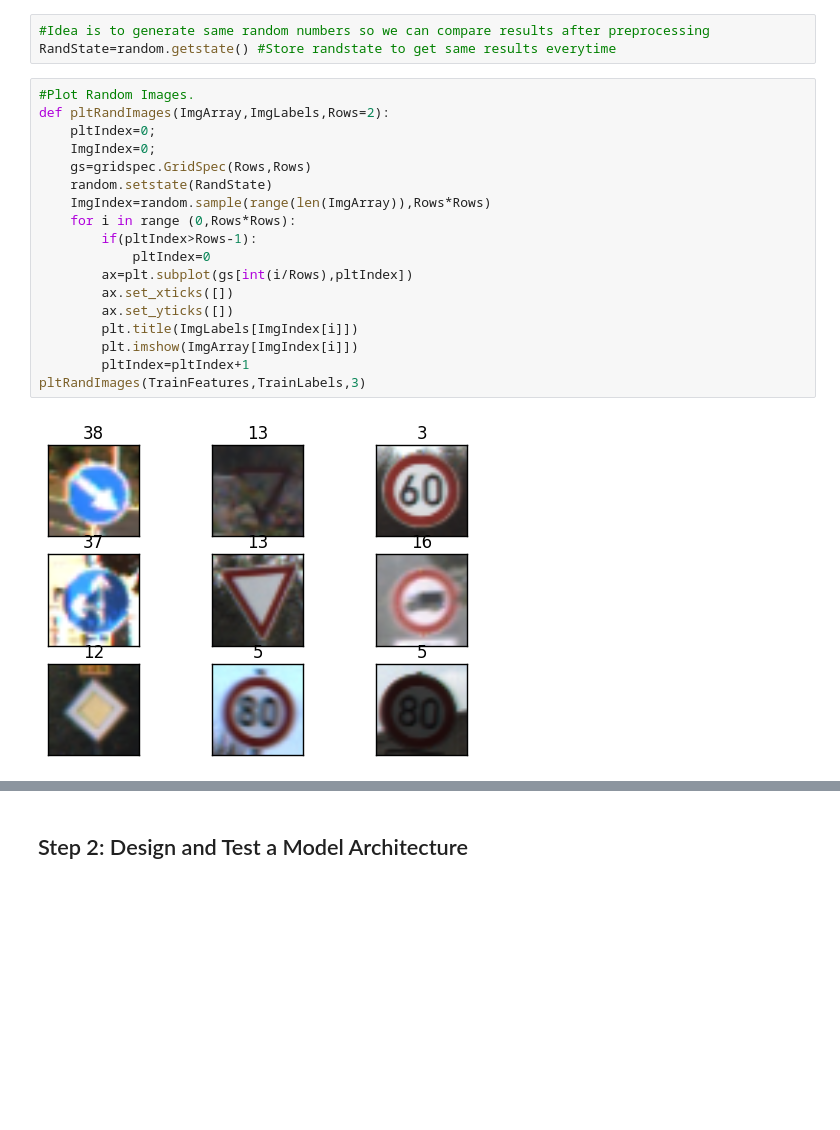
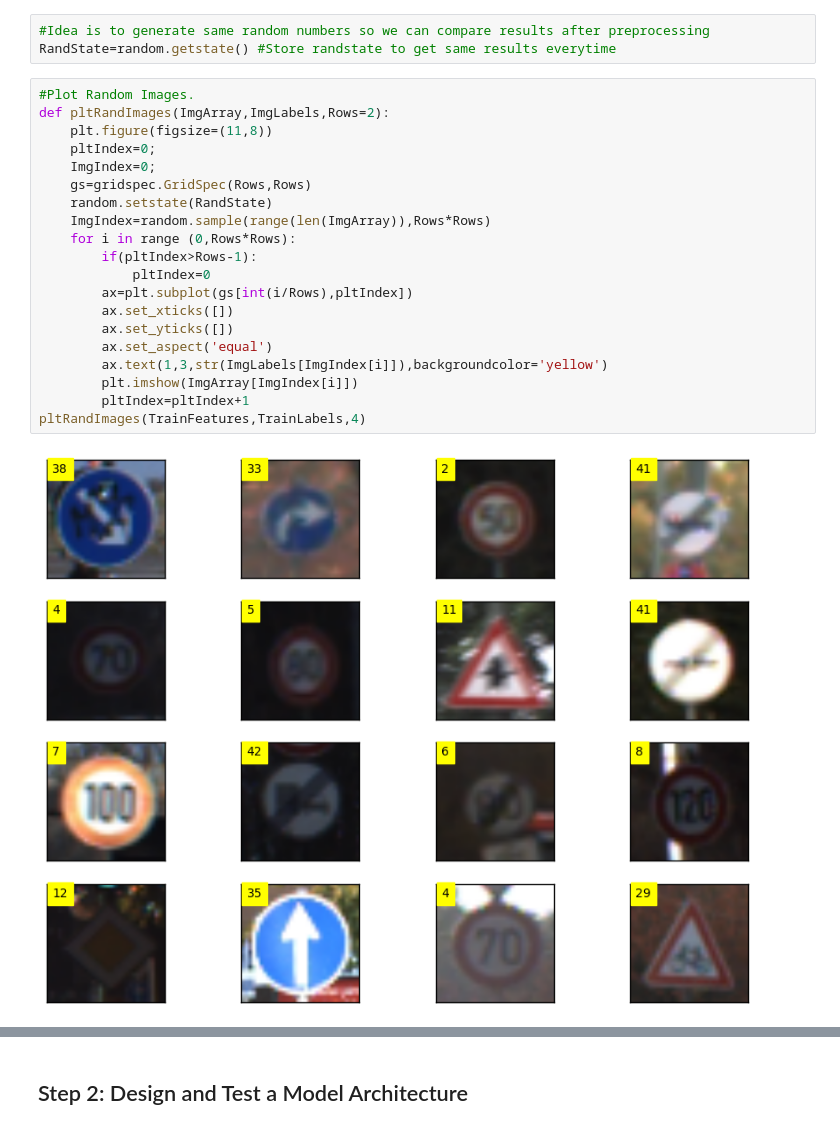
Before and after one commit to chinnikrishna/TrafficSignClassifier, a Jupyter notebook: Traffic_Signs_Recognition.ipynb, the cells around one changed output, grey strips where cells are left out. Saved outputs shown, nothing was run; the diff lists cells and outputs as text; blank space fills up the shorter version.

```diff
--- a/Traffic_Signs_Recognition.ipynb
+++ b/Traffic_Signs_Recognition.ipynb
@@ -121,20 +121,22 @@ RandState=random.getstate() #Store randstate to get same results everytime
 # %%
 #Plot Random Images.
 def pltRandImages(ImgArray,ImgLabels,Rows=2):
+    plt.figure(figsize=(11,8))
     pltIndex=0;
     ImgIndex=0;
     gs=gridspec.GridSpec(Rows,Rows)
     random.setstate(RandState)
     ImgIndex=random.sample(range(len(ImgArray)),Rows*Rows)
     for i in range (0,Rows*Rows):
         if(pltIndex>Rows-1):
             pltIndex=0
         ax=plt.subplot(gs[int(i/Rows),pltIndex])
         ax.set_xticks([])
         ax.set_yticks([])
-        plt.title(ImgLabels[ImgIndex[i]])
+        ax.set_aspect('equal')
+        ax.text(1,3,str(ImgLabels[ImgIndex[i]]),backgroundcolor='yellow')
         plt.imshow(ImgArray[ImgIndex[i]])
         pltIndex=pltIndex+1
-pltRandImages(TrainFeatures,TrainLabels,3)
+pltRandImages(TrainFeatures,TrainLabels,4)
 # %% [output]
-[figure, old version]
+[figure, new version]
```
Also changed, not shown: parts of 17 cells of this notebook, 12 other files.
